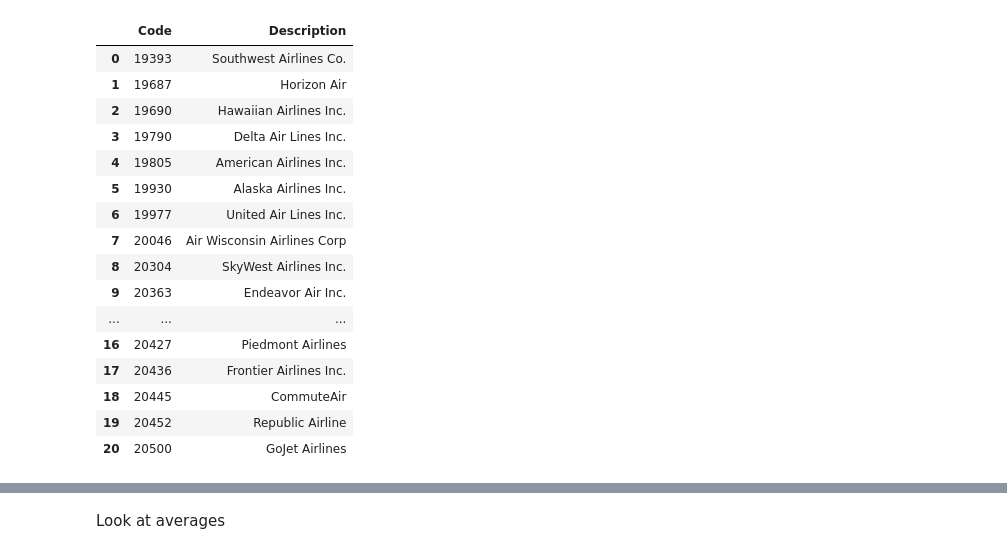
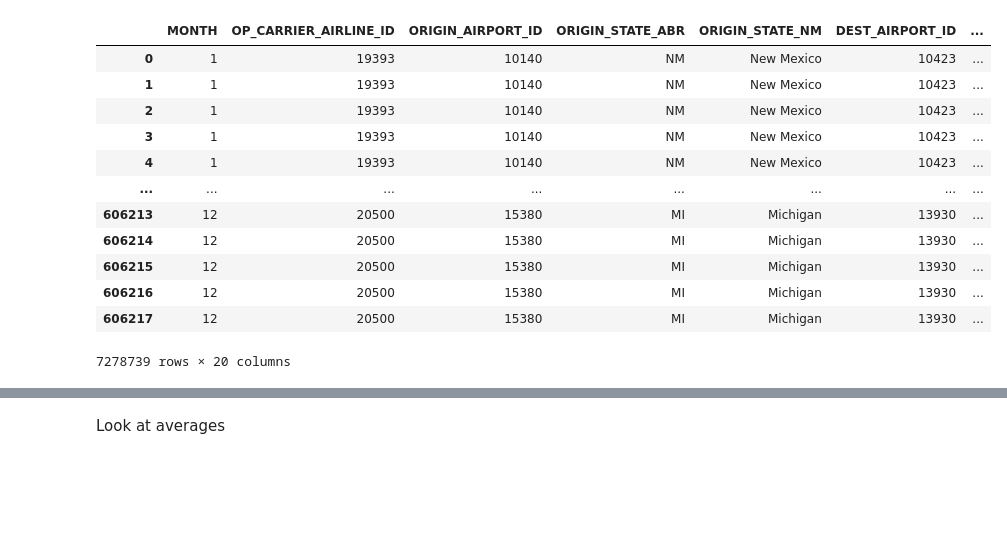
Before and after one commit to SnartBlast/cs5830_final_project, a Jupyter notebook: main.ipynb, the cells around one changed output, grey strips where cells are left out. Saved outputs shown, nothing was run; the diff lists cells and outputs as text; code cells hidden in the pictures; blank space fills up the shorter version.

```diff
--- a/main.ipynb
+++ b/main.ipynb
@@ -11,29 +8,43 @@ ids = pd.read_csv('data/data_by_month/airline_id.csv')
+# %%
+jan = pd.read_csv('data/data_by_month/jan_2023.csv')
+feb = pd.read_csv('data/data_by_month/feb_2023.csv')
+mar = pd.read_csv('data/data_by_month/mar_2023.csv')
+apr = pd.read_csv('data/data_by_month/apr_2023.csv')
+may = pd.read_csv('data/data_by_month/may_2023.csv')
+jun = pd.read_csv('data/data_by_month/jun_2023.csv')
+jul = pd.read_csv('data/data_by_month/jul_2023.csv')
+aug = pd.read_csv('data/data_by_month/aug_2023.csv')
+sep = pd.read_csv('data/data_by_month/sep_2023.csv')
+oct = pd.read_csv('data/data_by_month/oct_2023.csv')
+nov = pd.read_csv('data/data_by_month/nov_2023.csv')
+dec = pd.read_csv('data/data_by_month/dec_2023.csv')
+df = pd.concat([jan, feb, mar, apr, may, jun, jul, aug, sep, oct, nov, dec])
+ids = pd.read_csv('data/airline_id.csv')
 # %%
 # data cleaning
 df.fillna(0, inplace=True)
 
 # rename airlines
 airline_names = pd.DataFrame(df['OP_CARRIER_AIRLINE_ID'].unique(), columns=['Code']).merge(ids, on='Code', how='left')
 airline_names['Description'] = airline_names['Description'].apply(lambda x: x.split(':')[0])
 airline_names['Description'] = airline_names['Description'].apply(lambda x: x.split('LLC')[0])
+airline_names['Description'] = airline_names['Description'].apply(lambda x: x.split('Inc.')[0])
+airline_names['Description'] = airline_names['Description'].apply(lambda x: x.split('Corp')[0])
+airline_names['Description'] = airline_names['Description'].apply(lambda x: x.split('Co.')[0])
 
-airline_names
+df
 # %% [output]
-|  | Code | Description |
-| 0 | 19393 | Southwest Airlines Co. |
-| 1 | 19687 | Horizon Air |
-| 2 | 19690 | Hawaiian Airlines Inc. |
-| 3 | 19790 | Delta Air Lines Inc. |
-| 4 | 19805 | American Airlines Inc. |
-| 5 | 19930 | Alaska Airlines Inc. |
-| 6 | 19977 | United Air Lines Inc. |
-| 7 | 20046 | Air Wisconsin Airlines Corp |
-| 8 | 20304 | SkyWest Airlines Inc. |
-| 9 | 20363 | Endeavor Air Inc. |
-| ... | ... | ... |
-| 16 | 20427 | Piedmont Airlines |
-| 17 | 20436 | Frontier Airlines Inc. |
-| 18 | 20445 | CommuteAir |
-| 19 | 20452 | Republic Airline |
-| 20 | 20500 | GoJet Airlines |
+|  | MONTH | OP_CARRIER_AIRLINE_ID | ORIGIN_AIRPORT_ID | ORIGIN_STATE_ABR | ORIGIN_STATE_NM | DEST_AIRPORT_ID | ... |
+| 0 | 1 | 19393 | 10140 | NM | New Mexico | 10423 | ... |
+| 1 | 1 | 19393 | 10140 | NM | New Mexico | 10423 | ... |
+| 2 | 1 | 19393 | 10140 | NM | New Mexico | 10423 | ... |
+| 3 | 1 | 19393 | 10140 | NM | New Mexico | 10423 | ... |
+| 4 | 1 | 19393 | 10140 | NM | New Mexico | 10423 | ... |
+| ... | ... | ... | ... | ... | ... | ... | ... |
+| 606213 | 12 | 20500 | 15380 | MI | Michigan | 13930 | ... |
+| 606214 | 12 | 20500 | 15380 | MI | Michigan | 13930 | ... |
+| 606215 | 12 | 20500 | 15380 | MI | Michigan | 13930 | ... |
+| 606216 | 12 | 20500 | 15380 | MI | Michigan | 13930 | ... |
+| 606217 | 12 | 20500 | 15380 | MI | Michigan | 13930 | ... |
+7278739 rows × 20 columns
 # %%
```
Also changed, not shown: parts of 7 cells of this notebook.
